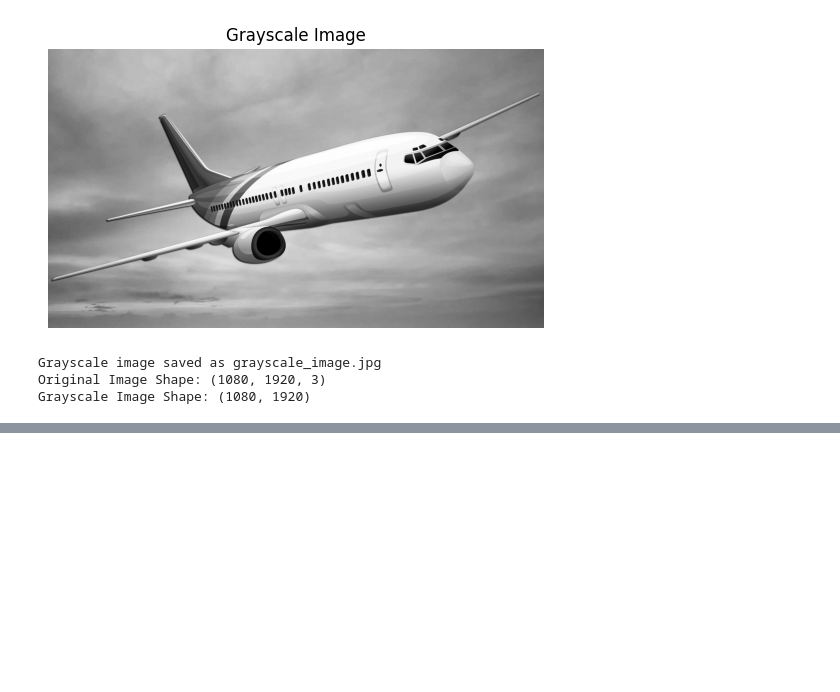
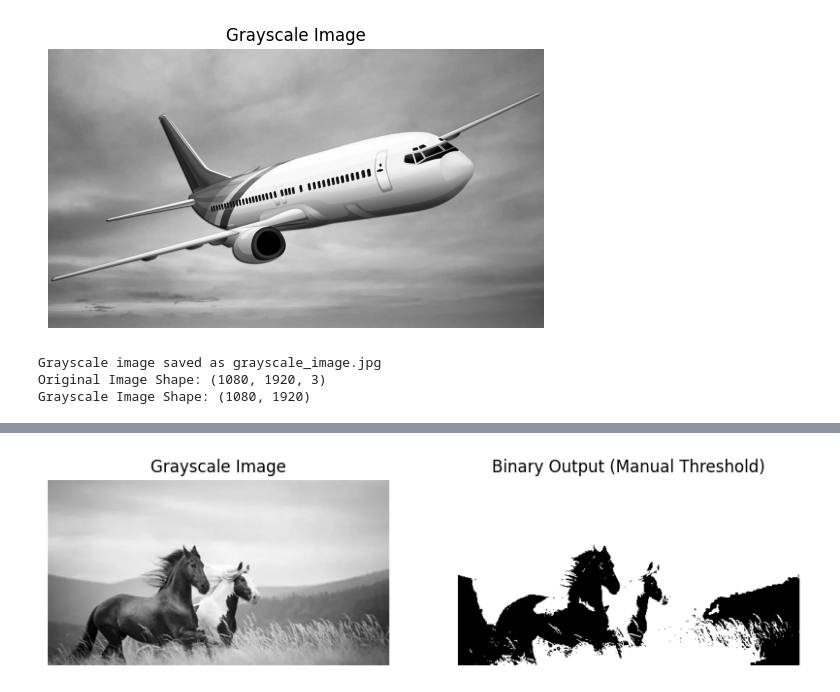
Before and after one commit to Adi62053/Google-colab, a Jupyter notebook: VisualRecognition.ipynb, the cells around one changed output, grey strips where cells are left out. Cells and saved outputs as stored; diff of their text form; code cells hidden in the pictures; blank space fills up the shorter version.

```diff
--- a/VisualRecognition.ipynb
+++ b/VisualRecognition.ipynb
@@ -99,0 +106,38 @@ Grayscale Image Shape: (1080, 1920)
+# %%
+import cv2
+import numpy as np
+import matplotlib.pyplot as plt
+
+# Read the image (change name if needed)
+image = cv2.imread('img5.webp')
+
+# Safety check
+if image is None:
+    raise ValueError("Image not loaded. Check filename!")
+
+# Convert to grayscale
+gray = cv2.cvtColor(image, cv2.COLOR_BGR2GRAY)
+
+# Fixed threshold value
+T = 127
+
+# Manual thresholding using NumPy (NOT built-in)
+binary = np.zeros_like(gray)
+binary[gray >= T] = 255
+
+# Display results
+plt.figure(figsize=(10,4))
+
+plt.subplot(1,2,1)
+plt.title("Grayscale Image")
+plt.imshow(gray, cmap='gray')
+plt.axis('off')
+
+plt.subplot(1,2,2)
+plt.title("Binary Output (Manual Threshold)")
+plt.imshow(binary, cmap='gray')
+plt.axis('off')
+
+plt.show()
+# %% [output]
+[figure, added]
```
Also changed, not shown: parts of 1 cell of this notebook.
